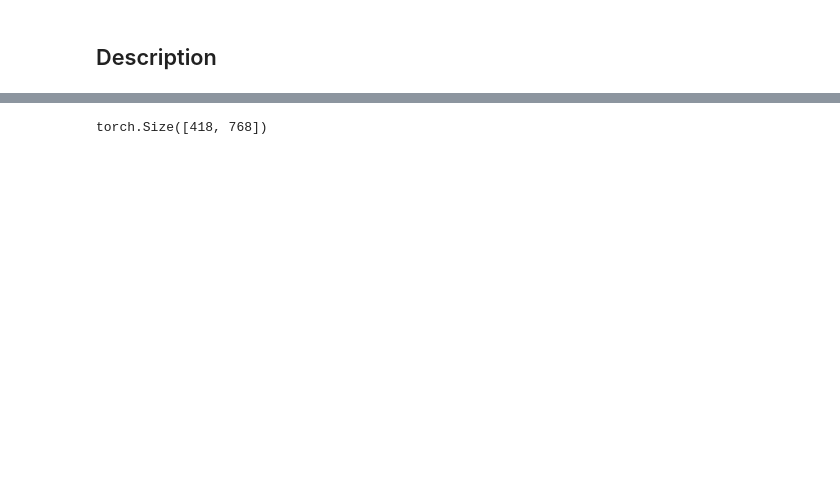
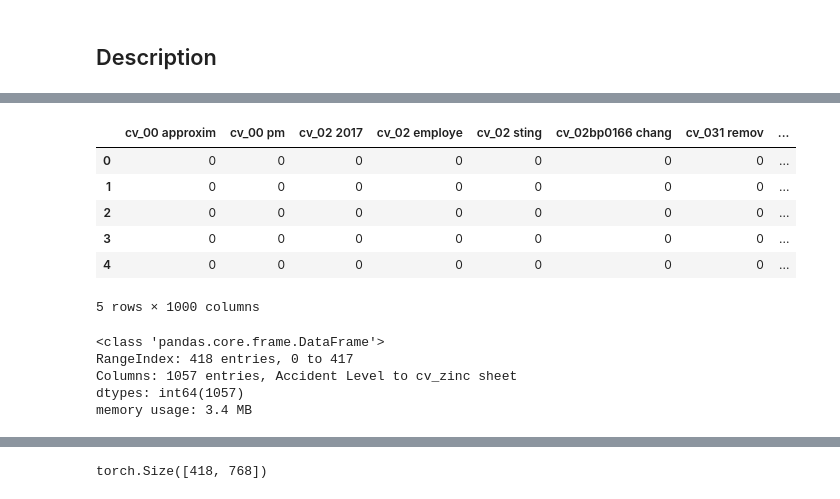
Before and after one commit to suhail-chand/industrial-accident-severity-assessment, a Jupyter notebook: notebooks/preprocessing.ipynb, the cells around one changed output, grey strips where cells are left out. Cells and saved outputs as stored; diff of their text form; code cells hidden in the pictures; blank space fills up the shorter version.

```diff
--- a/notebooks/preprocessing.ipynb
+++ b/notebooks/preprocessing.ipynb
@@ -209,0 +379,7 @@ memory usage: 88.2+ KB
+# %%
+# Initializing CountVectorizer with top 1000 words
+n2g_vec = CountVectorizer(max_features = 1000, ngram_range=(2, 2))
+n2g_feat = n2g_vec.fit_transform(is_df['Description_PS'])
+
+n2g_feat = n2g_feat.toarray()
+n2g_feat.shape
@@ -209,0 +409,20 @@ memory usage: 88.2+ KB
+# %%
+n2g_df = pd.DataFrame(n2g_feat, columns=[f'cv_{vec}' for vec in n2g_vec.get_feature_names_out()])
+n2g_df.head()
+# %% [output]
+|  | cv_00 approxim | cv_00 pm | cv_02 2017 | cv_02 employe | cv_02 sting | cv_02bp0166 chang | cv_031 remov | ... |
+| 0 | 0 | 0 | 0 | 0 | 0 | 0 | 0 | ... |
+| 1 | 0 | 0 | 0 | 0 | 0 | 0 | 0 | ... |
+| 2 | 0 | 0 | 0 | 0 | 0 | 0 | 0 | ... |
+| 3 | 0 | 0 | 0 | 0 | 0 | 0 | 0 | ... |
+| 4 | 0 | 0 | 0 | 0 | 0 | 0 | 0 | ... |
+5 rows × 1000 columns
+# %%
+n2g_ds = pd.concat([is_df, n2g_df], axis=1).drop(['Description', 'Description_T', 'Description_PS'], axis=1)
+n2g_ds.info()
+# %% [output]
+<class 'pandas.core.frame.DataFrame'>
+RangeIndex: 418 entries, 0 to 417
+Columns: 1057 entries, Accident Level to cv_zinc sheet
+dtypes: int64(1057)
+memory usage: 3.4 MB
```
Also changed, not shown: parts of 28 cells of this notebook, 3 other files.
